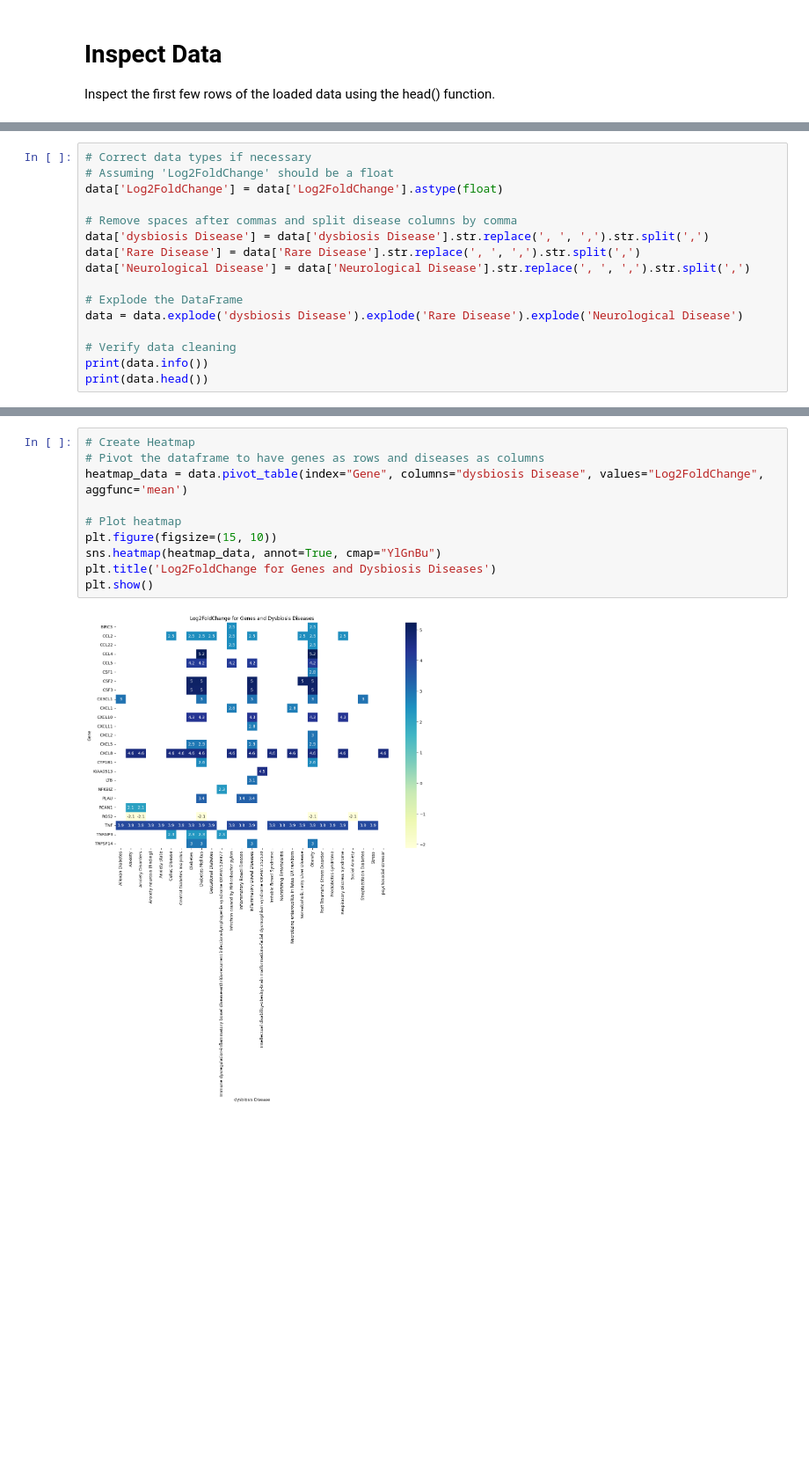
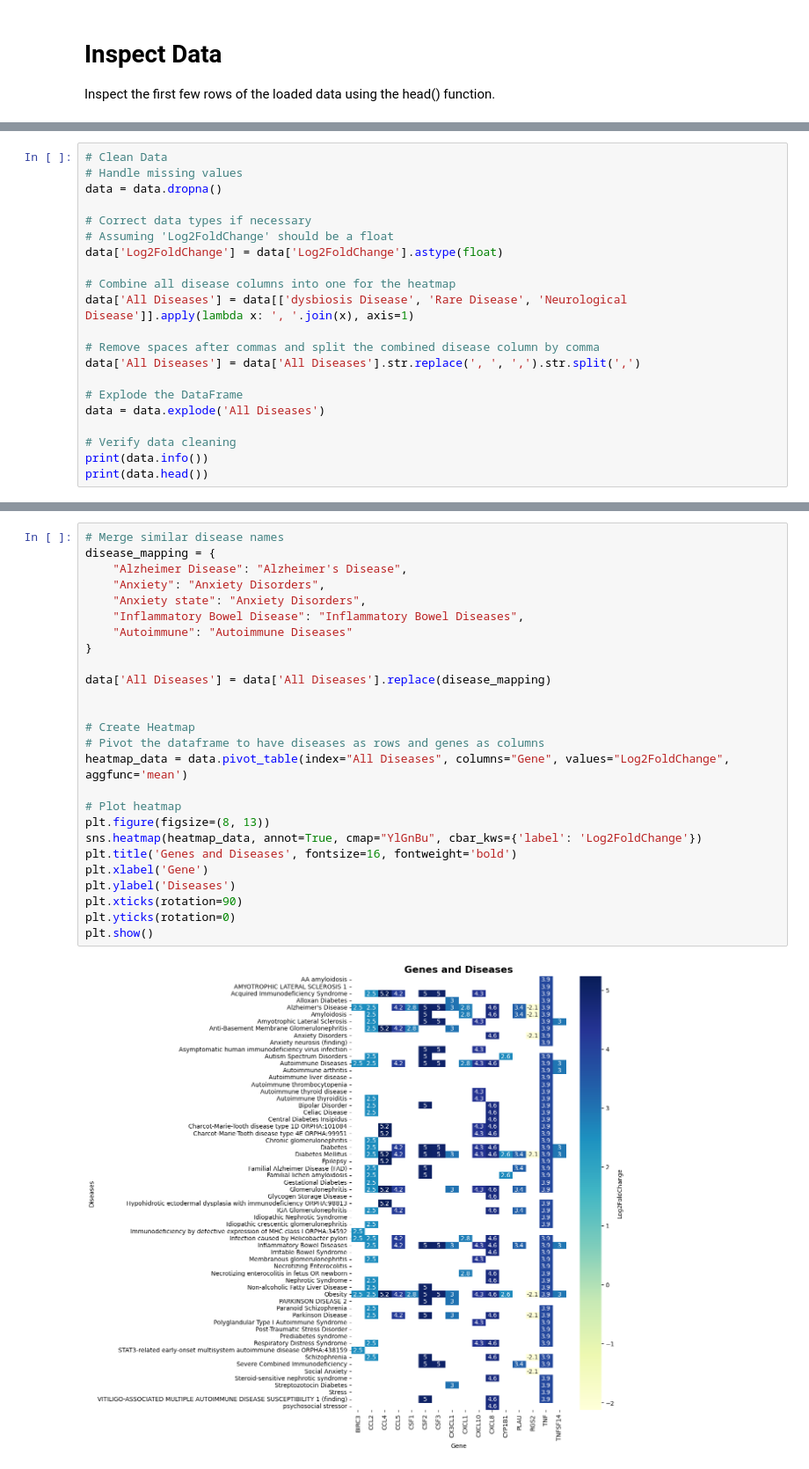
Before and after one commit to nicolasbroldan/Protocolo_Reposicionamiento_Probioticos, a Jupyter notebook: 5_Integración con datos de patógenos y enfermedades/Consolidated/Consolidated_Heatmap.ipynb, the cells around one changed output, grey strips where cells are left out. Shown: that part at 88% size. Drawn from its saved outputs; the diff is of its cells as text; blank space fills up the shorter version.

```diff
--- a/5_Integración con datos de patógenos y enfermedades/Consolidated/Consolidated_Heatmap.ipynb
+++ b/5_Integración con datos de patógenos y enfermedades/Consolidated/Consolidated_Heatmap.ipynb
@@ -27,17 +27,22 @@ data.head()  # Display the first few rows of the DataFrame to inspect the data
 | 3 | CXCL8 | Infection caused by Helicobacter ... | Autoimmune Diseases, Glomerulonep... | Alzheimer's Disease, Parkinson Di... | 4.646226 |
 | 4 | CXCL10 | Respiratory Distress Syndrome, In... | Autoimmune Diseases, Glomerulonep... | Amyotrophic Lateral Sclerosis | 4.340264 |
 # %%
+# Clean Data
+# Handle missing values
+data = data.dropna()
+
 # Correct data types if necessary
 # Assuming 'Log2FoldChange' should be a float
 data['Log2FoldChange'] = data['Log2FoldChange'].astype(float)
 
-# Remove spaces after commas and split disease columns by comma
-data['dysbiosis Disease'] = data['dysbiosis Disease'].str.replace(', ', ',').str.split(',')
-data['Rare Disease'] = data['Rare Disease'].str.replace(', ', ',').str.split(',')
-data['Neurological Disease'] = data['Neurological Disease'].str.replace(', ', ',').str.split(',')
+# Combine all disease columns into one for the heatmap
+data['All Diseases'] = data[['dysbiosis Disease', 'Rare Disease', 'Neurological Disease']].apply(lambda x: ', '.join(x), axis=1)
+
+# Remove spaces after commas and split the combined disease column by comma
+data['All Diseases'] = data['All Diseases'].str.replace(', ', ',').str.split(',')
 
 # Explode the DataFrame
-data = data.explode('dysbiosis Disease').explode('Rare Disease').explode('Neurological Disease')
+data = data.explode('All Diseases')
 
 # Verify data cleaning
 print(data.info())
@@ -80,12 +84,28 @@ data
 # %%
+# Merge similar disease names
+disease_mapping = {
+    "Alzheimer Disease": "Alzheimer's Disease",
+    "Anxiety": "Anxiety Disorders",
+    "Anxiety state": "Anxiety Disorders",
+    "Inflammatory Bowel Disease": "Inflammatory Bowel Diseases",
+    "Autoimmune": "Autoimmune Diseases"
+}
+
+data['All Diseases'] = data['All Diseases'].replace(disease_mapping)
+
+
 # Create Heatmap
-# Pivot the dataframe to have genes as rows and diseases as columns
-heatmap_data = data.pivot_table(index="Gene", columns="dysbiosis Disease", values="Log2FoldChange", aggfunc='mean')
+# Pivot the dataframe to have diseases as rows and genes as columns
+heatmap_data = data.pivot_table(index="All Diseases", columns="Gene", values="Log2FoldChange", aggfunc='mean')
 
 # Plot heatmap
-plt.figure(figsize=(15, 10))
-sns.heatmap(heatmap_data, annot=True, cmap="YlGnBu")
-plt.title('Log2FoldChange for Genes and Dysbiosis Diseases')
+plt.figure(figsize=(8, 13))
+sns.heatmap(heatmap_data, annot=True, cmap="YlGnBu", cbar_kws={'label': 'Log2FoldChange'})
+plt.title('Genes and Diseases', fontsize=16, fontweight='bold')
+plt.xlabel('Gene')
+plt.ylabel('Diseases')
+plt.xticks(rotation=90)
+plt.yticks(rotation=0)
 plt.show()
 # %% [output]
-[figure, old version]
+[figure, new version]
```
Also changed, not shown: parts of 5 cells of this notebook.
